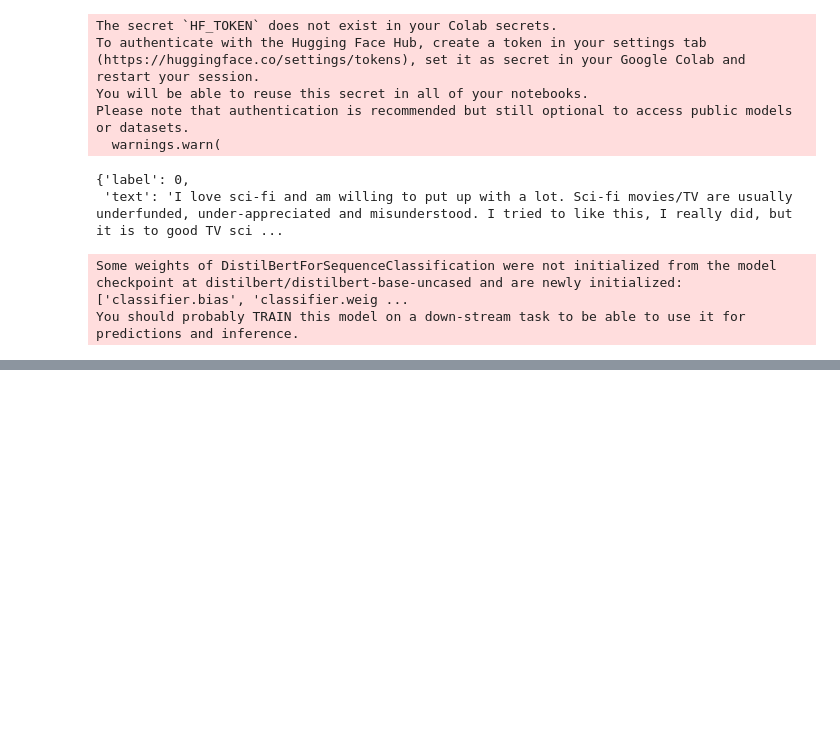
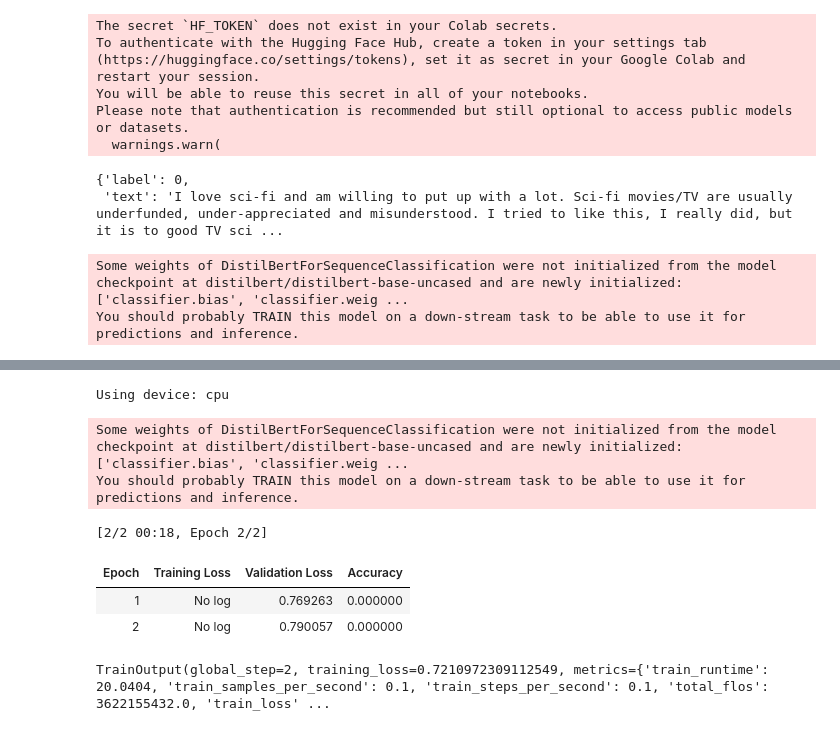
Before and after one commit to Harshini-R-SpireNSavvy/P1, a Jupyter notebook: Text_Classification.ipynb, the cells around one changed output, grey strips where cells are left out. Saved outputs shown, nothing was run; the diff lists cells and outputs as text; code cells hidden in the pictures; blank space fills up the shorter version.

```diff
--- a/Text_Classification.ipynb
+++ b/Text_Classification.ipynb
@@ -129,3 +110,83 @@ View run at https://wandb.ai/priyanka-shah-spirensavvy/huggingface/runs/trblop5r
+# %%
+import torch
+import numpy as np
+from datasets import load_dataset, Dataset
+from transformers import TrainingArguments, Trainer, AutoTokenizer, AutoModelForSequenceClassification, DataCollatorWithPadding
+import evaluate
+
+# --- 1. SET UP DEVICE AND LOAD DATASET ---
+# Check for GPU and set device
+device = torch.device("cuda" if torch.cuda.is_available() else "cpu")
+print(f"Using device: {device}")
+
+# Dummy data, since your original code doesn't include it.
+# Replace this with your actual data loading.
+raw_dataset = Dataset.from_dict({
+    'text': ["This movie is great!", "This movie is terrible."],
+    'label': [1, 0]
+})
+
+# Split the dummy data
+tokenized_imdb = raw_dataset.train_test_split(test_size=0.2)
+
+# --- 2. LOAD MODEL AND TOKENIZER ---
+model_name = "distilbert/distilbert-base-uncased"
+tokenizer = AutoTokenizer.from_pretrained(model_name)
+model = AutoModelForSequenceClassification.from_pretrained(model_name, num_labels=2)
+model.to(device) # Move the model to the GPU if available
+
+# --- 3. PREPROCESS DATA ---
+def tokenize_function(examples):
+    return tokenizer(examples["text"], truncation=True)
+
+tokenized_imdb = tokenized_imdb.map(tokenize_function, batched=True)
+data_collator = DataCollatorWithPadding(tokenizer=tokenizer)
+
+# --- 4. DEFINE METRICS ---
+def compute_metrics(eval_pred):
+    accuracy_metric = evaluate.load("accuracy")
+    logits, labels = eval_pred
+    predictions = np.argmax(logits, axis=-1)
+    return accuracy_metric.compute(predictions=predictions, references=labels)
+
+# --- 5. INITIALIZE TRAINER ---
+# Note: the `tokenizer` warning is addressed by passing it, but it will be handled by the Trainer.
+# There is no need to manually pass it as `processing_class` just yet, as the warning indicates it's a future change.
+training_args = TrainingArguments(
+    output_dir="my_awesome_model",
+    learning_rate=2e-5,
+    per_device_train_batch_size=16,
+    per_device_eval_batch_size=16,
+    num_train_epochs=2,
+    weight_decay=0.01,
+    eval_strategy="epoch",
+    save_strategy="epoch",
+    load_best_model_at_end=True,
+    push_to_hub=False,
+    # This automatically disables `pin_memory` if no GPU is found, addressing the other warning
+)
+
+trainer = Trainer(
+    model=model,
+    args=training_args,
+    train_dataset=tokenized_imdb["train"],
+    eval_dataset=tokenized_imdb["test"],
+    tokenizer=tokenizer,
+    data_collator=data_collator,
+    compute_metrics=compute_metrics,
+)
+
+# --- 6. START TRAINING ---
+trainer.train()
+# %% [output]
+Using device: cpu
+Some weights of DistilBertForSequenceClassification were not initialized from the model checkpoint at distilbert/distilbert-base-uncased and are newly initialized: ['classifier.bias', 'classifier.weig ...
+You should probably TRAIN this model on a down-stream task to be able to use it for predictions and inference.
+[2/2 00:18, Epoch 2/2]
+| Epoch | Training Loss | Validation Loss | Accuracy |
+| 1 | No log | 0.769263 | 0.000000 |
+| 2 | No log | 0.790057 | 0.000000 |
+TrainOutput(global_step=2, training_loss=0.7210972309112549, metrics={'train_runtime': 20.0404, 'train_samples_per_second': 0.1, 'train_steps_per_second': 0.1, 'total_flos': 3622155432.0, 'train_loss' ...
 # %%
 trainer.push_to_hub()
 # %%
```
Also changed, not shown: parts of 6 cells of this notebook.
